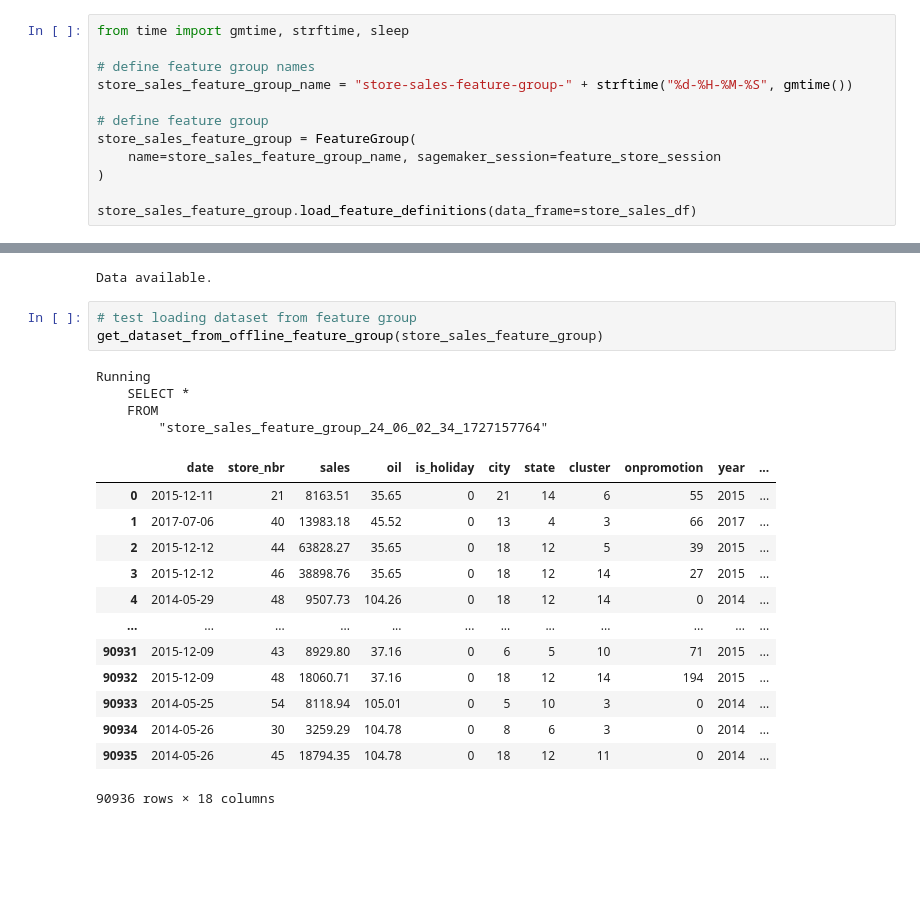
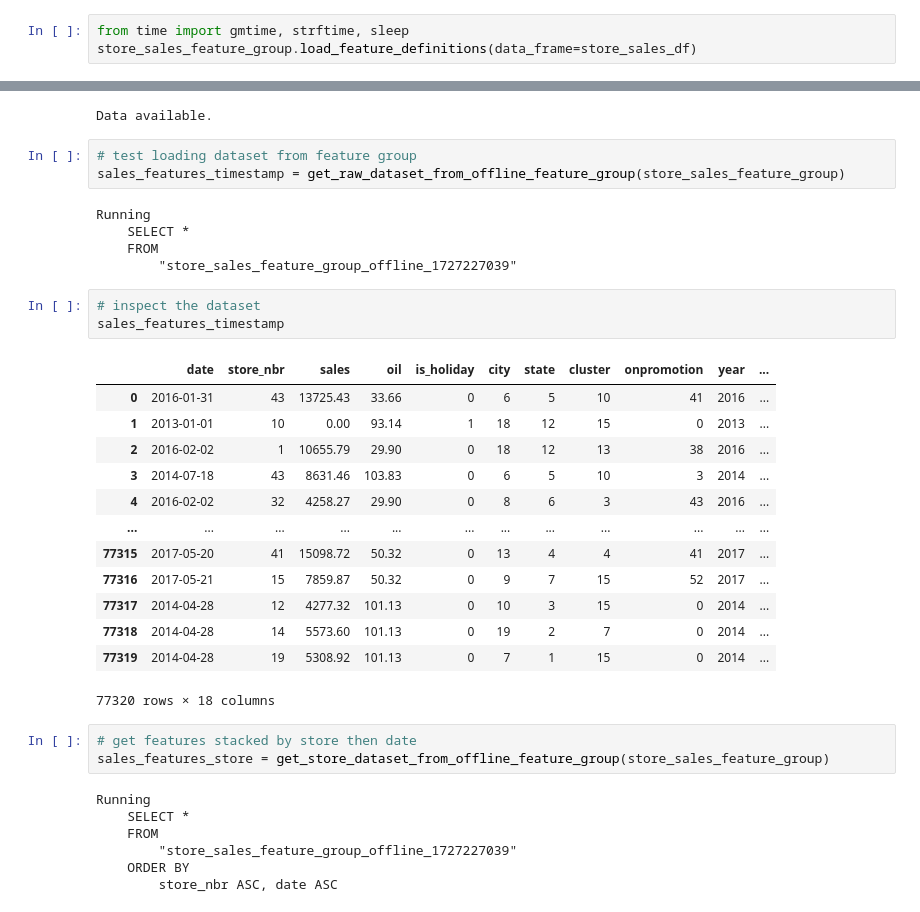
Before and after one commit to t4ai/aai-540-team-5, a Jupyter notebook: 5 - Feature Engineering.ipynb, the cells around one changed output, grey strips where cells are left out. Saved outputs shown, nothing was run; the diff lists cells and outputs as text; blank space fills up the shorter version.

Commit message:
cleaned up featurestore name.  added helper to generate dataset from offline featurestore stacked by store number

```diff
--- a/5 - Feature Engineering.ipynb
+++ b/5 - Feature Engineering.ipynb
@@ -220,15 +204,6 @@ store_sales_df[event_time_feature_name] = pd.Series(
 )
 # %%
 from time import gmtime, strftime, sleep
-
-# define feature group names
-store_sales_feature_group_name = "store-sales-feature-group-" + strftime("%d-%H-%M-%S", gmtime())
-
-# define feature group
-store_sales_feature_group = FeatureGroup(
-    name=store_sales_feature_group_name, sagemaker_session=feature_store_session
-)
-
 store_sales_feature_group.load_feature_definitions(data_frame=store_sales_df)
 # %% [output]
 [FeatureDefinition(feature_name='date', feature_type=<FeatureTypeEnum.STRING: 'String'>, collection_type=None),
@@ -347,22 +313,36 @@ print("Data available.")
 Data available.
 # %%
 # test loading dataset from feature group
-get_dataset_from_offline_feature_group(store_sales_feature_group)
+sales_features_timestamp = get_raw_dataset_from_offline_feature_group(store_sales_feature_group)
 # %% [output]
 Running
     SELECT *
     FROM
-        "store_sales_feature_group_24_06_02_34_1727157764"
+        "store_sales_feature_group_offline_1727227039"
-|  | date | store_nbr | sales | oil | is_holiday | city | state | cluster | onpromotion | year | ... |
-| 0 | 2015-12-11 | 21 | 8163.51 | 35.65 | 0 | 21 | 14 | 6 | 55 | 2015 | ... |
-| 1 | 2017-07-06 | 40 | 13983.18 | 45.52 | 0 | 13 | 4 | 3 | 66 | 2017 | ... |
-| 2 | 2015-12-12 | 44 | 63828.27 | 35.65 | 0 | 18 | 12 | 5 | 39 | 2015 | ... |
-| 3 | 2015-12-12 | 46 | 38898.76 | 35.65 | 0 | 18 | 12 | 14 | 27 | 2015 | ... |
-| 4 | 2014-05-29 | 48 | 9507.73 | 104.26 | 0 | 18 | 12 | 14 | 0 | 2014 | ... |
-| ... | ... | ... | ... | ... | ... | ... | ... | ... | ... | ... | ... |
-| 90931 | 2015-12-09 | 43 | 8929.80 | 37.16 | 0 | 6 | 5 | 10 | 71 | 2015 | ... |
-| 90932 | 2015-12-09 | 48 | 18060.71 | 37.16 | 0 | 18 | 12 | 14 | 194 | 2015 | ... |
-| 90933 | 2014-05-25 | 54 | 8118.94 | 105.01 | 0 | 5 | 10 | 3 | 0 | 2014 | ... |
-| 90934 | 2014-05-26 | 30 | 3259.29 | 104.78 | 0 | 8 | 6 | 3 | 0 | 2014 | ... |
-| 90935 | 2014-05-26 | 45 | 18794.35 | 104.78 | 0 | 18 | 12 | 11 | 0 | 2014 | ... |
-90936 rows × 18 columns
+# %%
+# inspect the dataset
+sales_features_timestamp
+# %% [output]
+|  | date | store_nbr | sales | oil | is_holiday | city | state | cluster | onpromotion | year | ... |
+| 0 | 2016-01-31 | 43 | 13725.43 | 33.66 | 0 | 6 | 5 | 10 | 41 | 2016 | ... |
+| 1 | 2013-01-01 | 10 | 0.00 | 93.14 | 1 | 18 | 12 | 15 | 0 | 2013 | ... |
+| 2 | 2016-02-02 | 1 | 10655.79 | 29.90 | 0 | 18 | 12 | 13 | 38 | 2016 | ... |
+| 3 | 2014-07-18 | 43 | 8631.46 | 103.83 | 0 | 6 | 5 | 10 | 3 | 2014 | ... |
+| 4 | 2016-02-02 | 32 | 4258.27 | 29.90 | 0 | 8 | 6 | 3 | 43 | 2016 | ... |
+| ... | ... | ... | ... | ... | ... | ... | ... | ... | ... | ... | ... |
+| 77315 | 2017-05-20 | 41 | 15098.72 | 50.32 | 0 | 13 | 4 | 4 | 41 | 2017 | ... |
+| 77316 | 2017-05-21 | 15 | 7859.87 | 50.32 | 0 | 9 | 7 | 15 | 52 | 2017 | ... |
+| 77317 | 2014-04-28 | 12 | 4277.32 | 101.13 | 0 | 10 | 3 | 15 | 0 | 2014 | ... |
+| 77318 | 2014-04-28 | 14 | 5573.60 | 101.13 | 0 | 19 | 2 | 7 | 0 | 2014 | ... |
+| 77319 | 2014-04-28 | 19 | 5308.92 | 101.13 | 0 | 7 | 1 | 15 | 0 | 2014 | ... |
+77320 rows × 18 columns
+# %%
+# get features stacked by store then date
+sales_features_store = get_store_dataset_from_offline_feature_group(store_sales_feature_group)
+# %% [output]
+Running
+    SELECT *
+    FROM
+        "store_sales_feature_group_offline_1727227039"
+    ORDER BY
+        store_nbr ASC, date ASC
```
Also changed, not shown: parts of 9 cells of this notebook, 1 other file.
